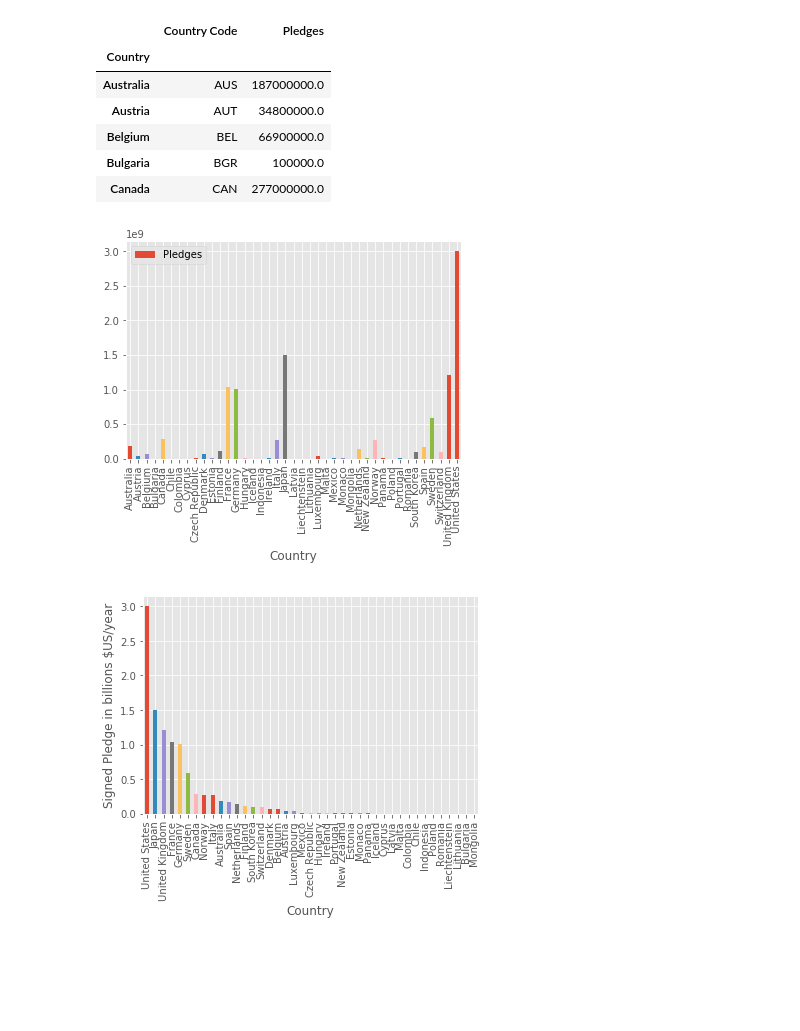
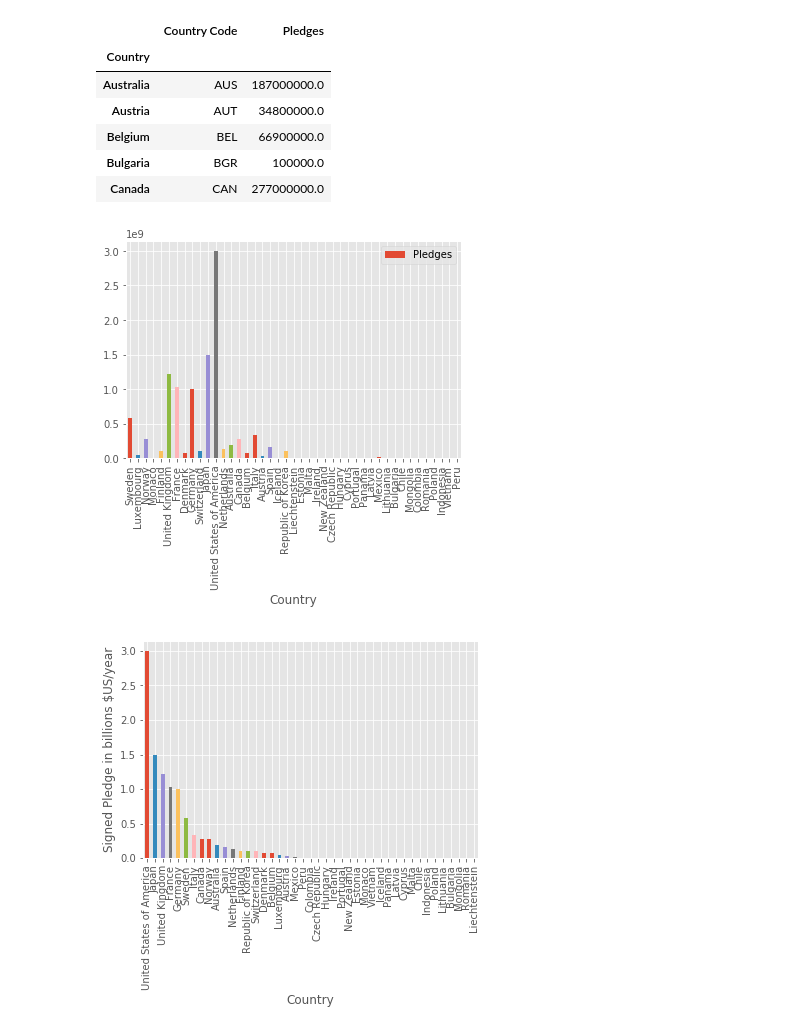
Before and after one commit to jasonrwang/ghg_analytics, a Jupyter notebook: ghg_analytics.ipynb, the cells around one changed output. Cells and saved outputs as stored; diff of their text form; code cells hidden in the pictures; blank space fills up the shorter version.

Commit message:
Import GCF from BeautifulSoup

```diff
--- a/ghg_analytics.ipynb
+++ b/ghg_analytics.ipynb
@@ -848,0 +842,30 @@ All pledges made by countries are [listed online](https://www.greenclimate.fund/
+# %%
+import requests
+from bs4 import BeautifulSoup
+import pandas as pd
+
+page_name = 'https://www.greenclimate.fund/how-we-work/resource-mobilization'
+page = requests.get(page_name)
+
+soup = BeautifulSoup(page.text, 'html.parser')
+
+contrib = soup.find(class_='res-table')
+contribItems = contrib.find_all('tbody')[0].find_all('tr')
+
+country, announced = [],[]
+
+for i in range(len(contribItems)):
+    scrapedInfo = contribItems[i].find_all('td')
+    country.append(scrapedInfo[0].contents[0])
+    announced.append(float(
+        scrapedInfo[1].contents[0].replace('$','').strip('M').replace(',','').replace('<','').strip() )
+                    * 1000000)
+# %%
+gcfBS = pd.DataFrame({'Pledges':announced},index=country)
+# %%
+for i in gcfBS.index:
+    if i in countryDictionaryInv:
+        gcfBS.loc[i,'Country Code'] = [countryDictionaryInv[i]]
+    else: # escape from keys that don't exist
+        next
+gcfBS.index.name = 'Country'
@@ -866,13 +891,13 @@ gcfDf.head()
 | Bulgaria | BGR | 100000.0 |
 | Canada | CAN | 277000000.0 |
 # %%
-gcfDf.plot.bar(by='Country',y='Pledges')
+gcfBS.plot.bar(by='Country',y='Pledges')
 plt.show()
 # %% [output]
-[figure, old version]
+[figure, new version]
 # %%
-gcfDf['Pledges'].divide(1e9).sort_values(ascending=False).plot.bar(by='Pledges')
+gcfBS['Pledges'].divide(1e9).sort_values(ascending=False).plot.bar(by='Pledges')
 plt.ylabel('Signed Pledge in billions $US/year')
 plt.show()
 # %% [output]
-[figure, old version]
+[figure, new version]
```
Also changed, not shown: parts of 5 cells of this notebook.
